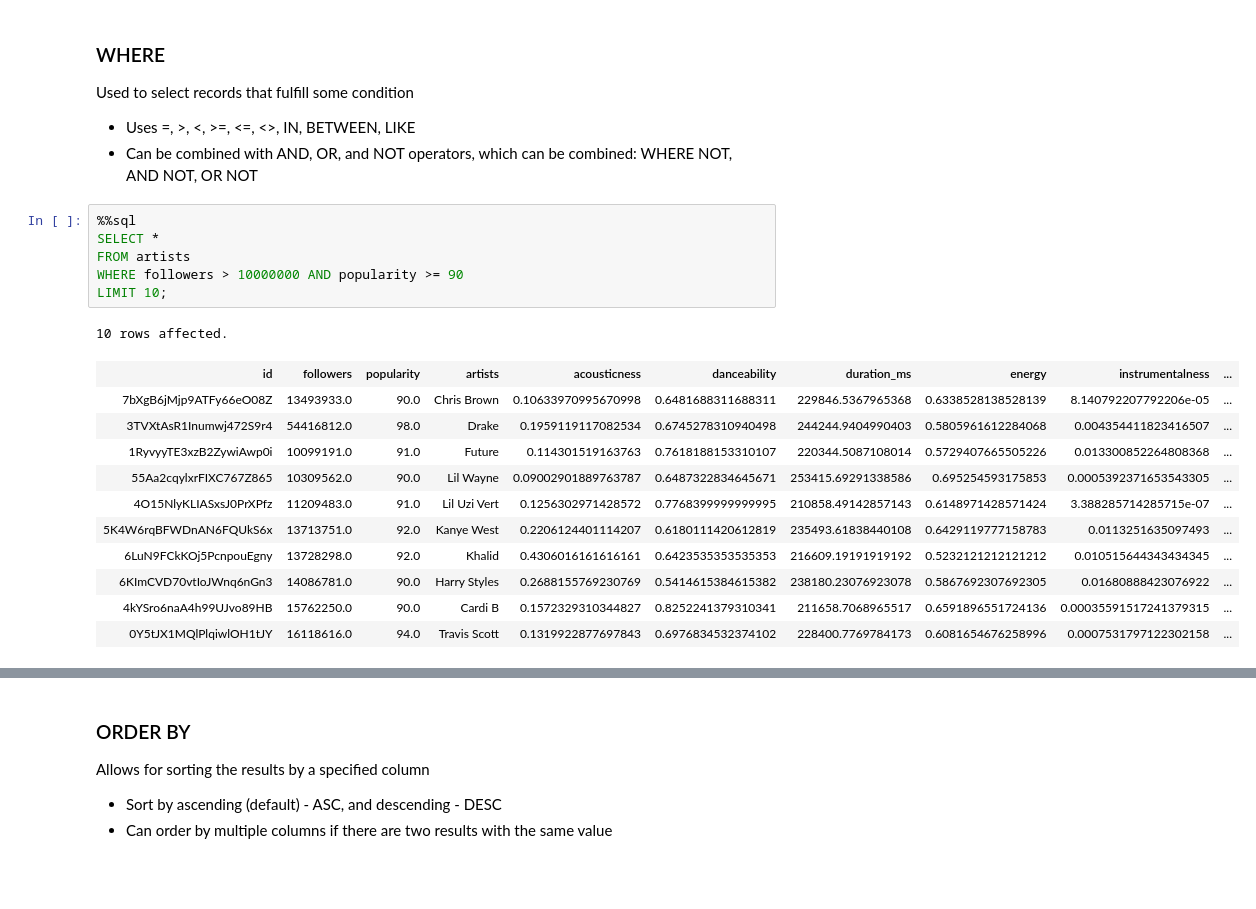
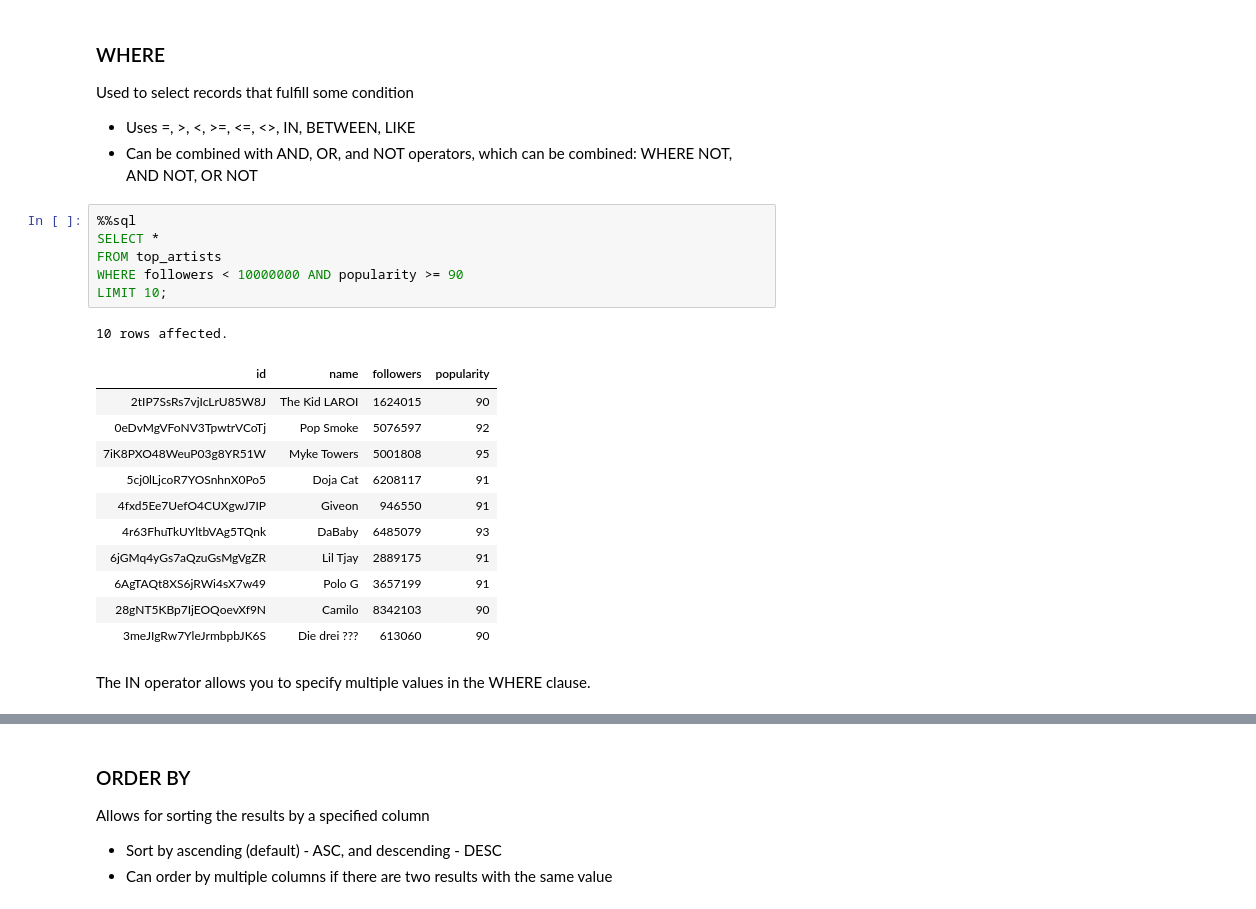
Before and after one commit to KevinKronk/sql-walkthrough-spotify, a Jupyter notebook: sql-walkthrough-spotify.ipynb, the cells around one changed output, grey strips where cells are left out. Cells and saved outputs as stored; diff of their text form; blank space fills up the shorter version.

Commit message:
Updated querying from single table section

```diff
--- a/sql-walkthrough-spotify.ipynb
+++ b/sql-walkthrough-spotify.ipynb
@@ -385,19 +385,21 @@ Used to select records that fulfill some condition
 # %%
 %%sql
 SELECT *
-FROM artists
-WHERE followers > 10000000 AND popularity >= 90
+FROM top_artists
+WHERE followers < 10000000 AND popularity >= 90
 LIMIT 10;
 # %% [output]
 10 rows affected.
-| id | followers | popularity | artists | acousticness | danceability | duration_ms | energy | instrumentalness | ... |
-| 7bXgB6jMjp9ATFy66eO08Z | 13493933.0 | 90.0 | Chris Brown | 0.10633970995670998 | 0.6481688311688311 | 229846.5367965368 | 0.6338528138528139 | 8.140792207792206e-05 | ... |
-| 3TVXtAsR1Inumwj472S9r4 | 54416812.0 | 98.0 | Drake | 0.1959119117082534 | 0.6745278310940498 | 244244.9404990403 | 0.5805961612284068 | 0.004354411823416507 | ... |
-| 1RyvyyTE3xzB2ZywiAwp0i | 10099191.0 | 91.0 | Future | 0.114301519163763 | 0.7618188153310107 | 220344.5087108014 | 0.5729407665505226 | 0.013300852264808368 | ... |
-| 55Aa2cqylxrFIXC767Z865 | 10309562.0 | 90.0 | Lil Wayne | 0.09002901889763787 | 0.6487322834645671 | 253415.69291338586 | 0.695254593175853 | 0.0005392371653543305 | ... |
-| 4O15NlyKLIASxsJ0PrXPfz | 11209483.0 | 91.0 | Lil Uzi Vert | 0.1256302971428572 | 0.7768399999999995 | 210858.49142857143 | 0.6148971428571424 | 3.388285714285715e-07 | ... |
-| 5K4W6rqBFWDnAN6FQUkS6x | 13713751.0 | 92.0 | Kanye West | 0.2206124401114207 | 0.6180111420612819 | 235493.61838440108 | 0.6429119777158783 | 0.0113251635097493 | ... |
-| 6LuN9FCkKOj5PcnpouEgny | 13728298.0 | 92.0 | Khalid | 0.4306016161616161 | 0.6423535353535353 | 216609.19191919192 | 0.5232121212121212 | 0.010515644343434345 | ... |
-| 6KImCVD70vtIoJWnq6nGn3 | 14086781.0 | 90.0 | Harry Styles | 0.2688155769230769 | 0.5414615384615382 | 238180.23076923078 | 0.5867692307692305 | 0.01680888423076922 | ... |
-| 4kYSro6naA4h99UJvo89HB | 15762250.0 | 90.0 | Cardi B | 0.1572329310344827 | 0.8252241379310341 | 211658.7068965517 | 0.6591896551724136 | 0.00035591517241379315 | ... |
-| 0Y5tJX1MQlPlqiwlOH1tJY | 16118616.0 | 94.0 | Travis Scott | 0.1319922877697843 | 0.6976834532374102 | 228400.7769784173 | 0.6081654676258996 | 0.0007531797122302158 | ... |
+| id | name | followers | popularity |
+| 2tIP7SsRs7vjIcLrU85W8J | The Kid LAROI | 1624015 | 90 |
+| 0eDvMgVFoNV3TpwtrVCoTj | Pop Smoke | 5076597 | 92 |
+| 7iK8PXO48WeuP03g8YR51W | Myke Towers | 5001808 | 95 |
+| 5cj0lLjcoR7YOSnhnX0Po5 | Doja Cat | 6208117 | 91 |
+| 4fxd5Ee7UefO4CUXgwJ7IP | Giveon | 946550 | 91 |
+| 4r63FhuTkUYltbVAg5TQnk | DaBaby | 6485079 | 93 |
+| 6jGMq4yGs7aQzuGsMgVgZR | Lil Tjay | 2889175 | 91 |
+| 6AgTAQt8XS6jRWi4sX7w49 | Polo G | 3657199 | 91 |
+| 28gNT5KBp7IjEOQoevXf9N | Camilo | 8342103 | 90 |
+| 3meJIgRw7YleJrmbpbJK6S | Die drei ??? | 613060 | 90 |
+# %% [markdown]
+The IN operator allows you to specify multiple values in the WHERE clause.
```
Also changed, not shown: parts of 24 cells of this notebook.
